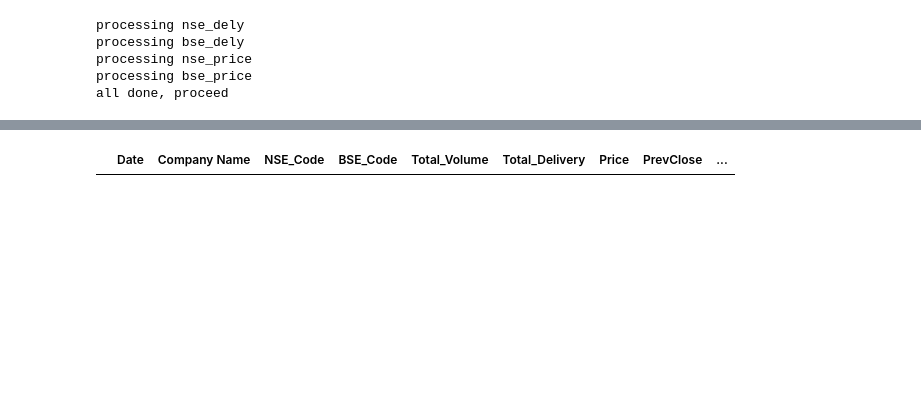
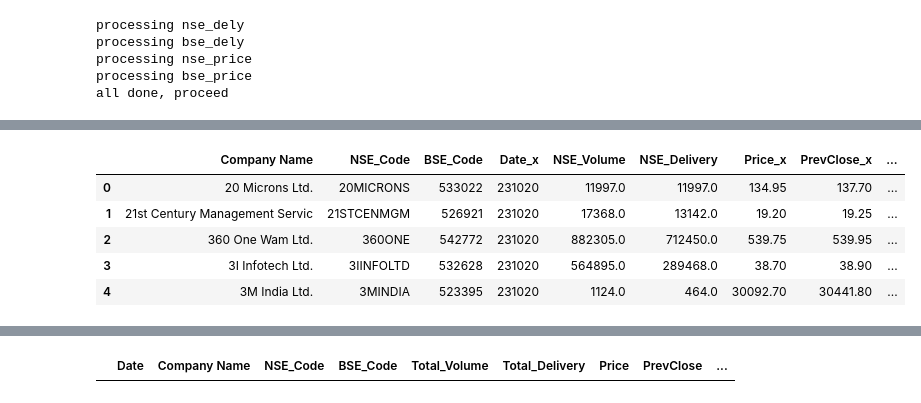
Before and after one commit to Birappa87/tradingView, a Jupyter notebook: Python code for chatGpt/51 Combined NSE BSE Files.ipynb, the cells around one changed output, grey strips where cells are left out. Cells and saved outputs as stored; diff of their text form; code cells hidden in the pictures; blank space fills up the shorter version.

```diff
--- a/Python code for chatGpt/51 Combined NSE BSE Files.ipynb
+++ b/Python code for chatGpt/51 Combined NSE BSE Files.ipynb
@@ -509 +484,10 @@ final_master_file.to_csv(master_file_csv, index = False)
+# %%
+master_file.head()
+# %% [output]
+|  | Company Name | NSE_Code | BSE_Code | Date_x | NSE_Volume | NSE_Delivery | Price_x | PrevClose_x | ... |
+| 0 | 20 Microns Ltd. | 20MICRONS | 533022 | 231020 | 11997.0 | 11997.0 | 134.95 | 137.70 | ... |
+| 1 | 21st Century Management Servic | 21STCENMGM | 526921 | 231020 | 17368.0 | 13142.0 | 19.20 | 19.25 | ... |
+| 2 | 360 One Wam Ltd. | 360ONE | 542772 | 231020 | 882305.0 | 712450.0 | 539.75 | 539.95 | ... |
+| 3 | 3I Infotech Ltd. | 3IINFOLTD | 532628 | 231020 | 564895.0 | 289468.0 | 38.70 | 38.90 | ... |
+| 4 | 3M India Ltd. | 3MINDIA | 523395 | 231020 | 1124.0 | 464.0 | 30092.70 | 30441.80 | ... |
 # %%
```
Also changed, not shown: parts of 25 cells of this notebook, 29 other files.
